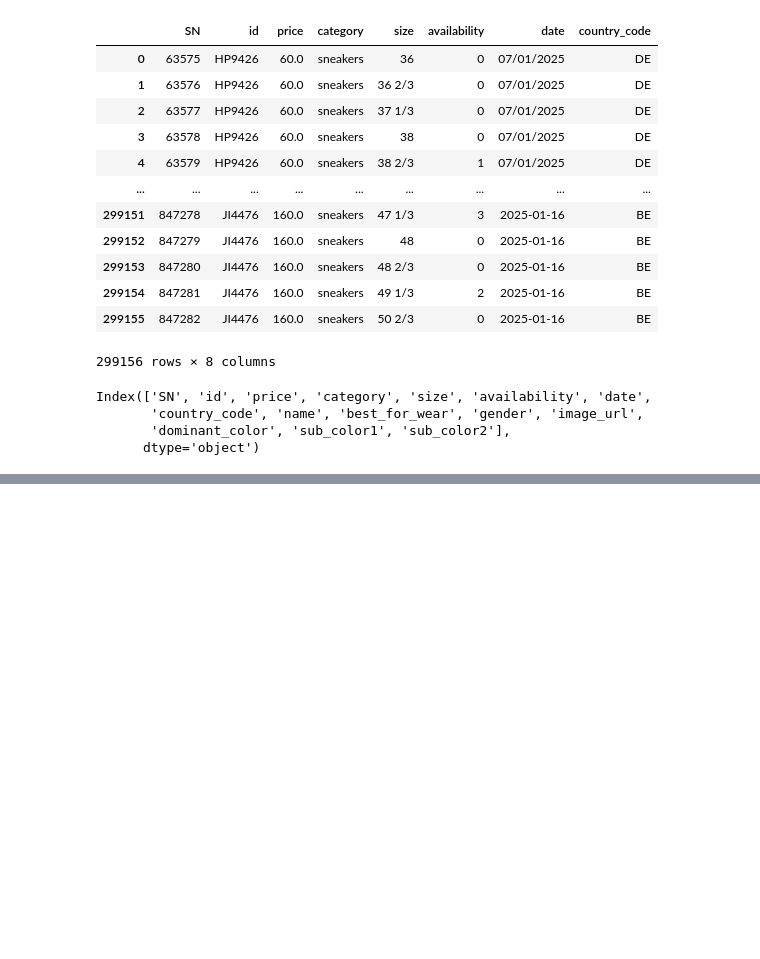
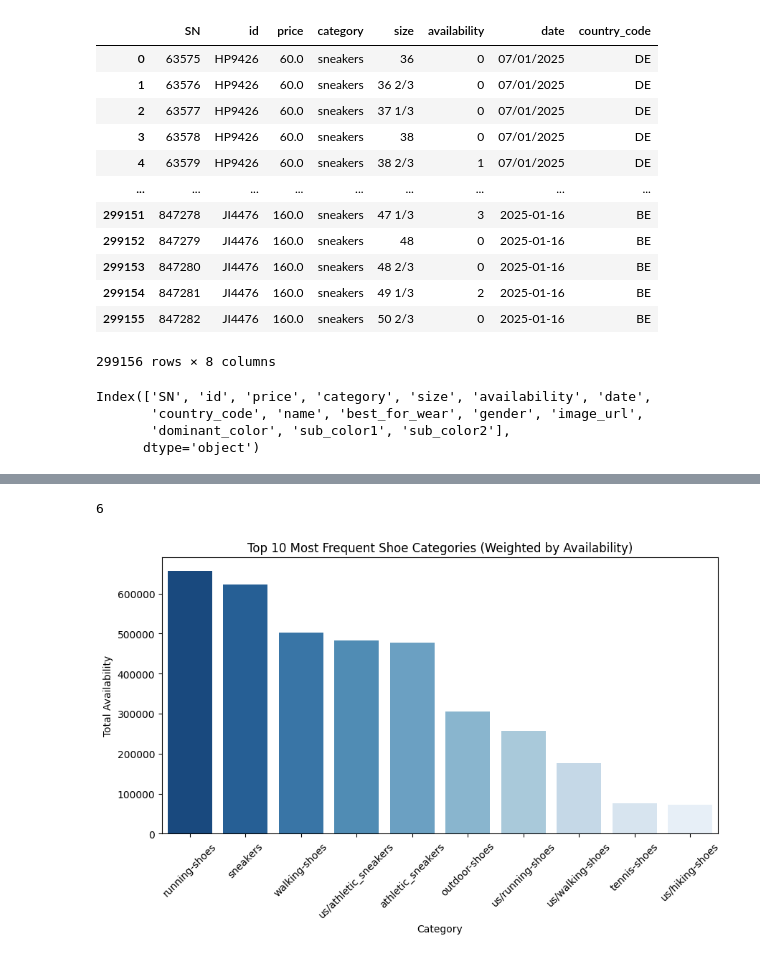
Before and after one commit to odxscholars/sollda1, a Jupyter notebook: main.ipynb, the cells around one changed output, grey strips where cells are left out. Cells and saved outputs as stored; diff of their text form; code cells hidden in the pictures; blank space fills up the shorter version.

```diff
--- a/main.ipynb
+++ b/main.ipynb
@@ -156,0 +166,14 @@ shoes_fact.drop( columns=["image_url"], inplace=True)
+# %%
+#  Aggregate total availability per shoe model (id)
+availability_per_id = shoes_fact.groupby('id', as_index=False)['availability'].sum()
+print(availability_per_id) # remove soon
+
+# Merge back to retain category information
+df_unique = shoes_fact[['id', 'category']].drop_duplicates()
+df_merged = df_unique.merge(availability_per_id, on='id')
+
+# Count categories weighted by total availability
+category_weighted = df_merged.groupby('category')['availability'].sum().sort_values(ascending=False)
+
+print("\nCategory Frequency Distribution (Weighted by Availability):")
+print(category_weighted.to_string())
@@ -156,0 +198,23 @@ shoes_fact.drop( columns=["image_url"], inplace=True)
+# %%
+print(shoes_fact.groupby('id')['category'].nunique().max())  # Should be 1
+# %% [output]
+6
+# %%
+top_n = 10
+category_counts = category_weighted.head(top_n)
+
+plt.figure(figsize=(10, 5))
+sns.barplot(x=category_counts.index,
+            y=category_counts.values,
+            hue=category_counts.index,
+            palette="Blues_r",
+            legend=False)
+
+plt.xticks(rotation=45)
+plt.xlabel("Category")
+plt.ylabel("Total Availability")
+plt.title(f"Top {top_n} Most Frequent Shoe Categories (Weighted by Availability)")
+
+plt.show()
+# %% [output]
+[figure, added]
```
Also changed, not shown: parts of 17 cells of this notebook.
